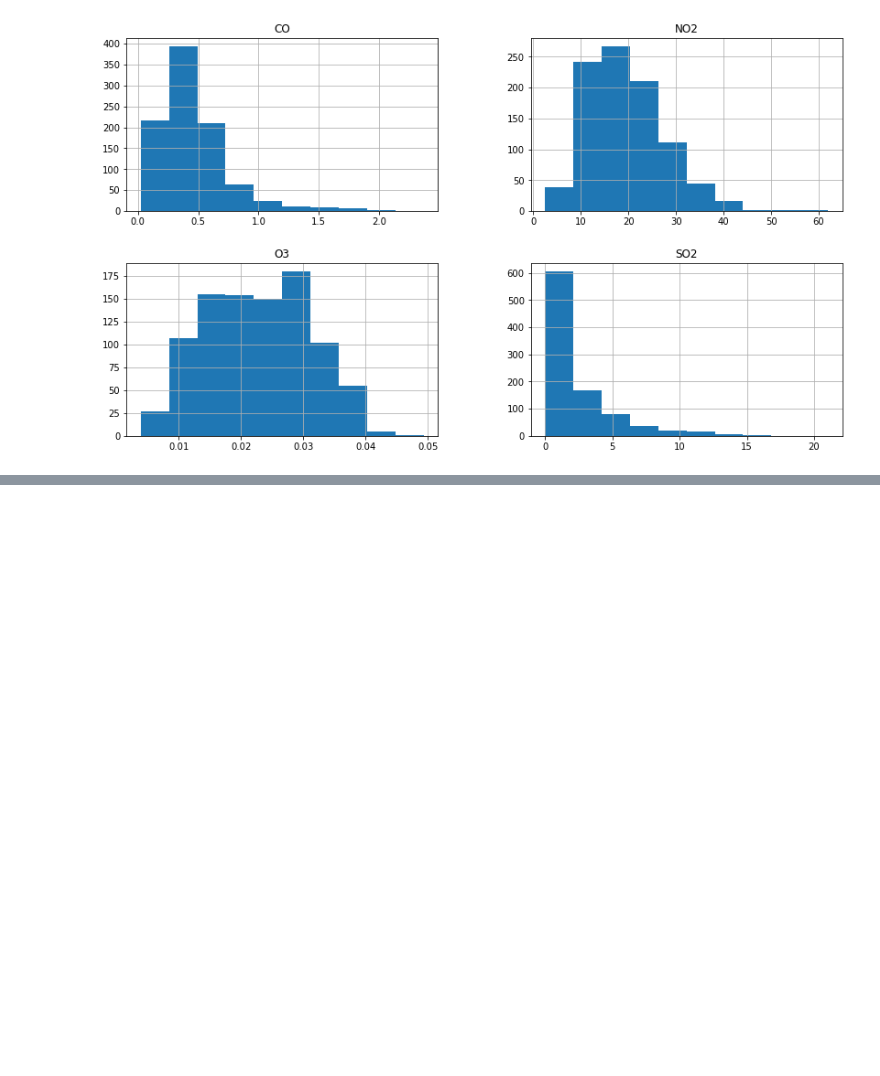
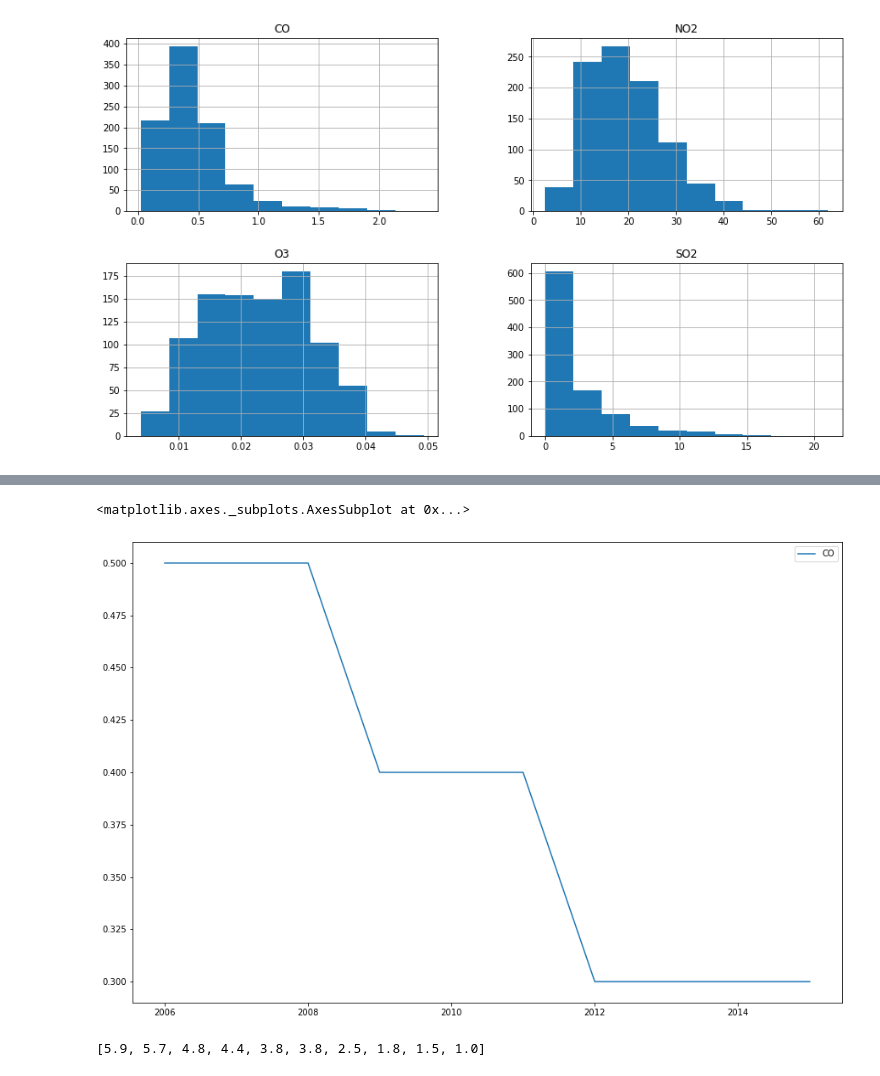
Before and after one commit to mehertech55/Climate-Change-Analysis, a Jupyter notebook: Midterm_Project.ipynb, the cells around one changed output, grey strips where cells are left out. Saved outputs shown, nothing was run; the diff lists cells and outputs as text; code cells hidden in the pictures; blank space fills up the shorter version.

```diff
--- a/Midterm_Project.ipynb
+++ b/Midterm_Project.ipynb
@@ -734,0 +764,8 @@ array([[<matplotlib.axes._subplots.AxesSubplot object at 0x...>,
+# %%
+def mean_gas_per_city(data, year_range, city, gas):
+    mean = []
+    for year in range(year_range[0], year_range[1]):
+        temp = (data['Year'] == str(year)) & (data['City'] == city)
+        temp = data[temp]
+        mean.append(round(temp[gas].mean(), 1))
+    return mean
@@ -734,0 +777,10 @@ array([[<matplotlib.axes._subplots.AxesSubplot object at 0x...>,
+# %%
+pd.DataFrame(ny_gas_data, columns=['CO'], index=range(2006,2016)).plot(figsize=(15,10))
+# %% [output]
+<matplotlib.axes._subplots.AxesSubplot at 0x...>
+[figure, added]
+# %%
+ny_gas_data = mean_gas_per_city(cities_data_test, year_range, 'New York', 'SO2')
+ny_gas_data
+# %% [output]
+[5.9, 5.7, 4.8, 4.4, 3.8, 3.8, 2.5, 1.8, 1.5, 1.0]
```
Also changed, not shown: parts of 11 cells of this notebook, 8 other files.
